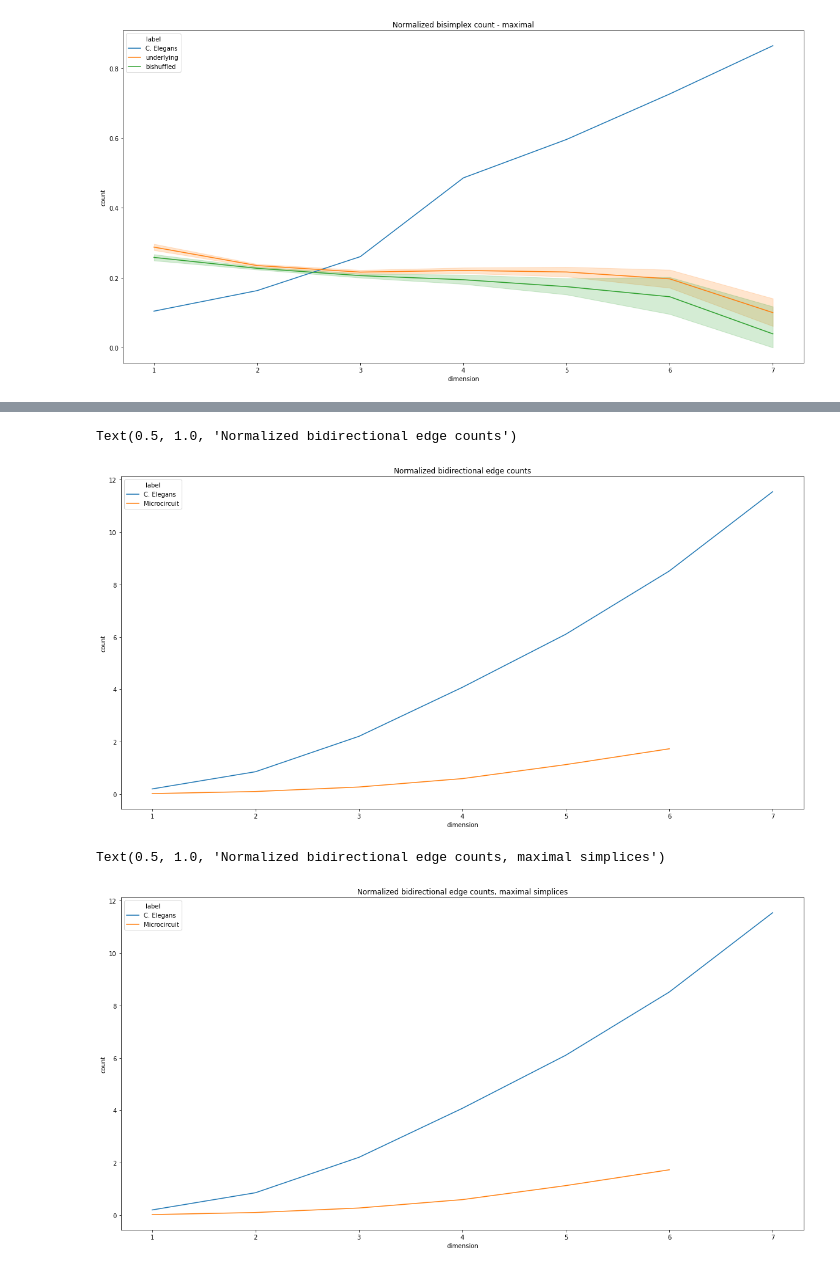
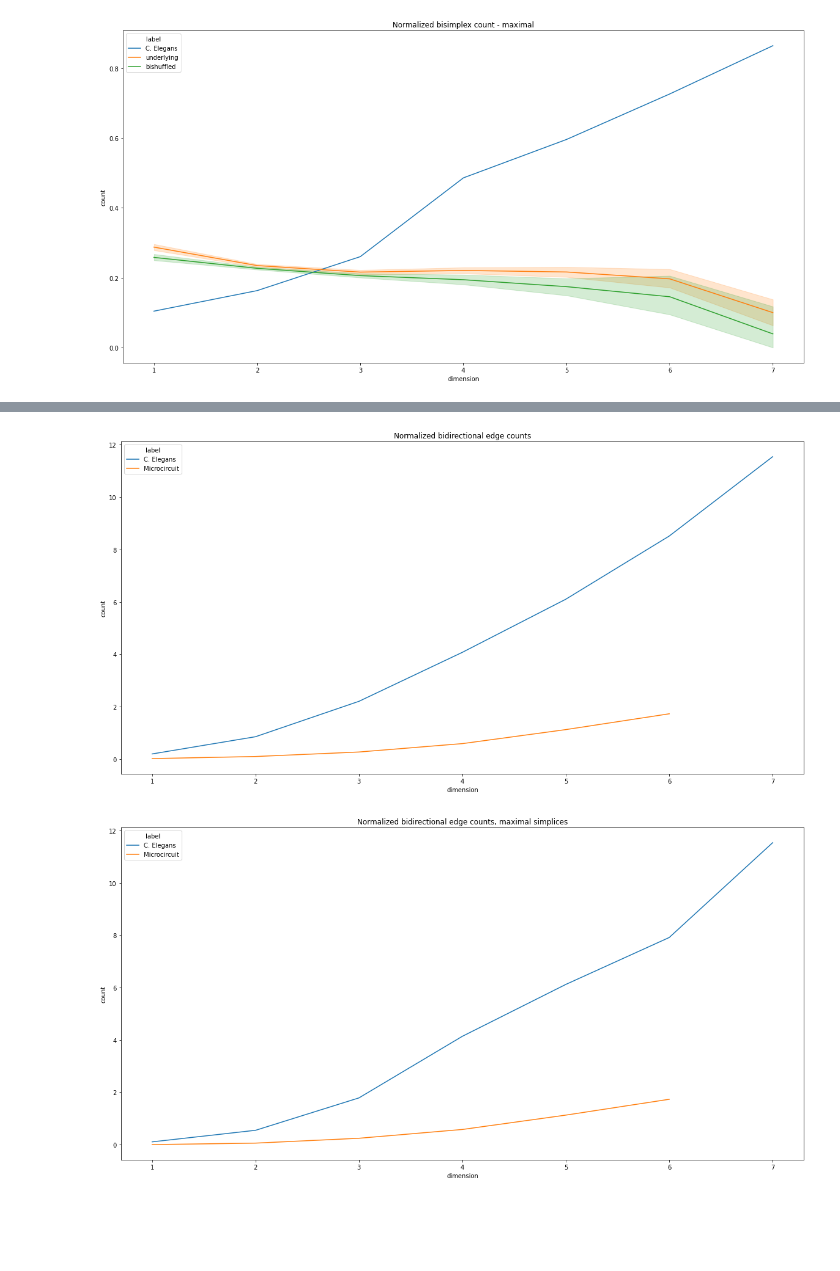
Before and after one commit to matsantoro/counting_motifs, a Jupyter notebook: worm_scripts/Biedge_comparison.ipynb, the cells around one changed output, grey strips where cells are left out. Drawn from its saved outputs; the diff is of its cells as text; code cells hidden in the pictures; blank space fills up the shorter version.

```diff
--- a/worm_scripts/Biedge_comparison.ipynb
+++ b/worm_scripts/Biedge_comparison.ipynb
@@ -156,21 +156,19 @@ fig = plt.figure(figsize = [20,10])
 ax = fig.add_subplot()
 sns.lineplot(x = "dimension", y = "count", data = df, hue = "label", ax = ax)
 ax.set_title("Normalized bidirectional edge counts")
-fig.figsave("Normalized_bedge_count_comparison")
+fig.savefig("Normalized_bedge_count_comparison")
 # %% [output]
-Text(0.5, 1.0, 'Normalized bidirectional edge counts')
 [figure]
 # %%
 df = pd.DataFrame()
 worm_path = Path("data/worm/full")
 column_path = Path("data/bcounts/column")
-df = df.append(retrieve_sample_data(normalized_biedge_extractor, worm_path, "C. Elegans", maximal = False))
-df = df.append(retrieve_sample_data(normalized_biedge_extractor, column_path, "Microcircuit", maximal = False))
+df = df.append(retrieve_sample_data(normalized_biedge_extractor, worm_path, "C. Elegans", maximal = True))
+df = df.append(retrieve_sample_data(normalized_biedge_extractor, column_path, "Microcircuit", maximal = True))
 fig = plt.figure(figsize = [20,10])
 ax = fig.add_subplot()
 sns.lineplot(x = "dimension", y = "count", data = df, hue = "label", ax = ax)
 ax.set_title("Normalized bidirectional edge counts, maximal simplices")
-fig.figsave("Normalized_bedge_count_comparison_maximal")
+fig.savefig("Normalized_bedge_count_comparison_maximal")
 # %% [output]
-Text(0.5, 1.0, 'Normalized bidirectional edge counts, maximal simplices')
-[figure, old version]
+[figure, new version]
```
Also changed, not shown: parts of 4 cells of this notebook, 2 other files.
